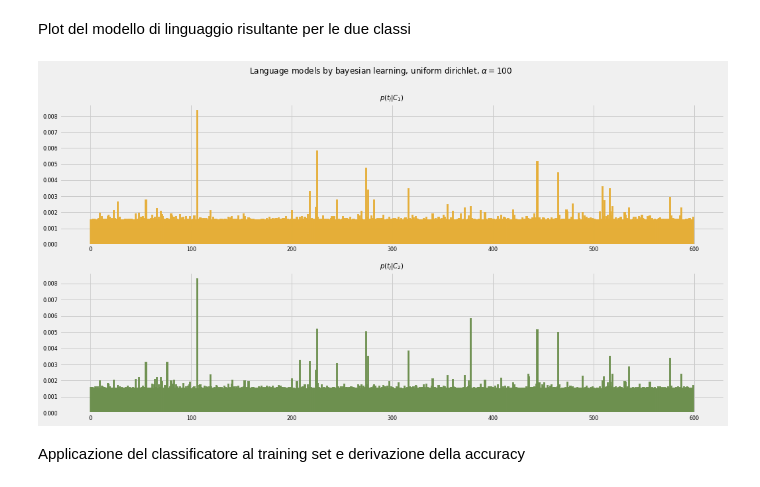
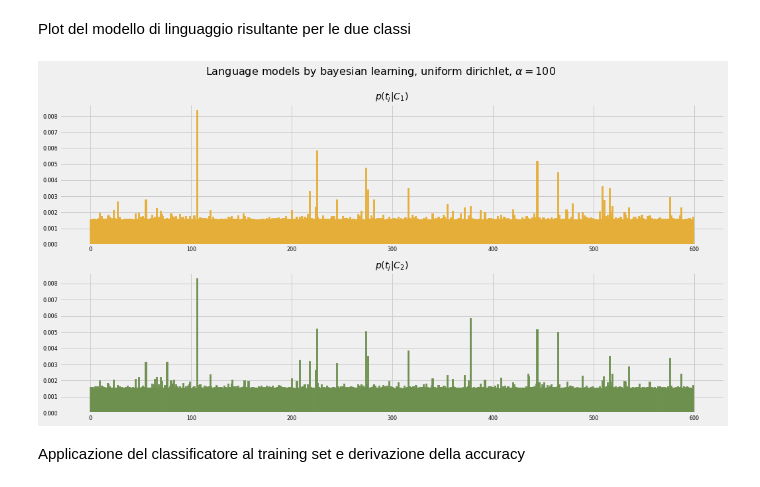
Before and after one commit to tvml/ml1819, a Jupyter notebook: codici/naivebayes.ipynb, the cells around one changed output. Cells and saved outputs as stored; diff of their text form; code cells hidden in the pictures.

```diff
--- a/codici/naivebayes.ipynb
+++ b/codici/naivebayes.ipynb
@@ -41,6 +41,6 @@ nclasses = classes.shape[0]
 # %% [markdown]
 Crea un classificatore Naive-Bayes ed effettua il learning sul dataset
 # %%
-clf = MultinomialNB(alpha=0)
+clf = MultinomialNB(alpha=1.0e-9)
 clf.fit(xtrain, ytrain.ravel())
 # %% [output]
@@ -64,7 +64,7 @@ fig=plt.figure(figsize=(16,8))
 for i,c in enumerate(classes):
     ax=plt.subplot(nclasses,1,i+1)
     ax.bar(range(clf.feature_count_.shape[1]), pf[i,:],  facecolor=colors[i], alpha=0.9, edgecolor=colors[i], lw=2)
-    plt.title('$p(t_j|C_{0:1d})$'.format(c))
-plt.suptitle('Language models by ML, no smoothing ')
+    plt.title('$p(t_j|C_{0:1d})$'.format(c), fontsize=14)
+plt.suptitle('Language models by ML, no smoothing ', fontsize=16)
 plt.show()
 # %% [output]
@@ -93,13 +93,13 @@ Plot del modello di linguaggio risultante per le due classi
 # %%
 fig=plt.figure(figsize=(16,8))
 for i,c in enumerate(classes):
     ax=plt.subplot(nclasses,1,i+1)
     ax.bar(range(clf1.feature_count_.shape[1]), pf1[i,:],  facecolor=colors[i+2], alpha=0.9, edgecolor=colors[i+2], lw=2)
-    plt.title('$p(t_j|C_{0:1d})$'.format(c))
-plt.suptitle(r"Language models by bayesian learning, uniform dirichlet, $\alpha= {0:2d}$".format(alpha))
+    plt.title('$p(t_j|C_{0:1d})$'.format(c), fontsize=14)
+plt.suptitle(r"Language models by bayesian learning, uniform dirichlet, $\alpha= {0:2d}$".format(alpha), fontsize=16)
 plt.show()
 # %% [output]
-[figure, old version]
+[figure, new version]
 # %% [markdown]
 Applicazione del classificatore al training set e derivazione della accuracy
 # %%
```
Also changed, not shown: parts of 4 cells of this notebook, 22 other files.
